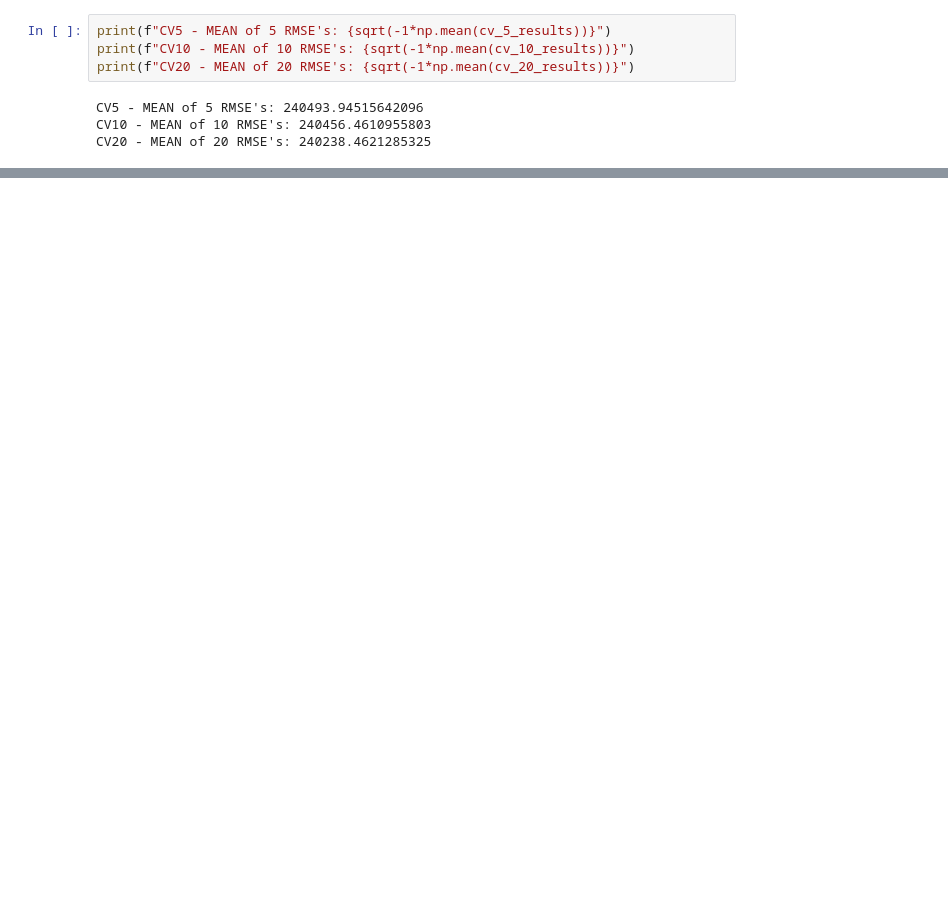
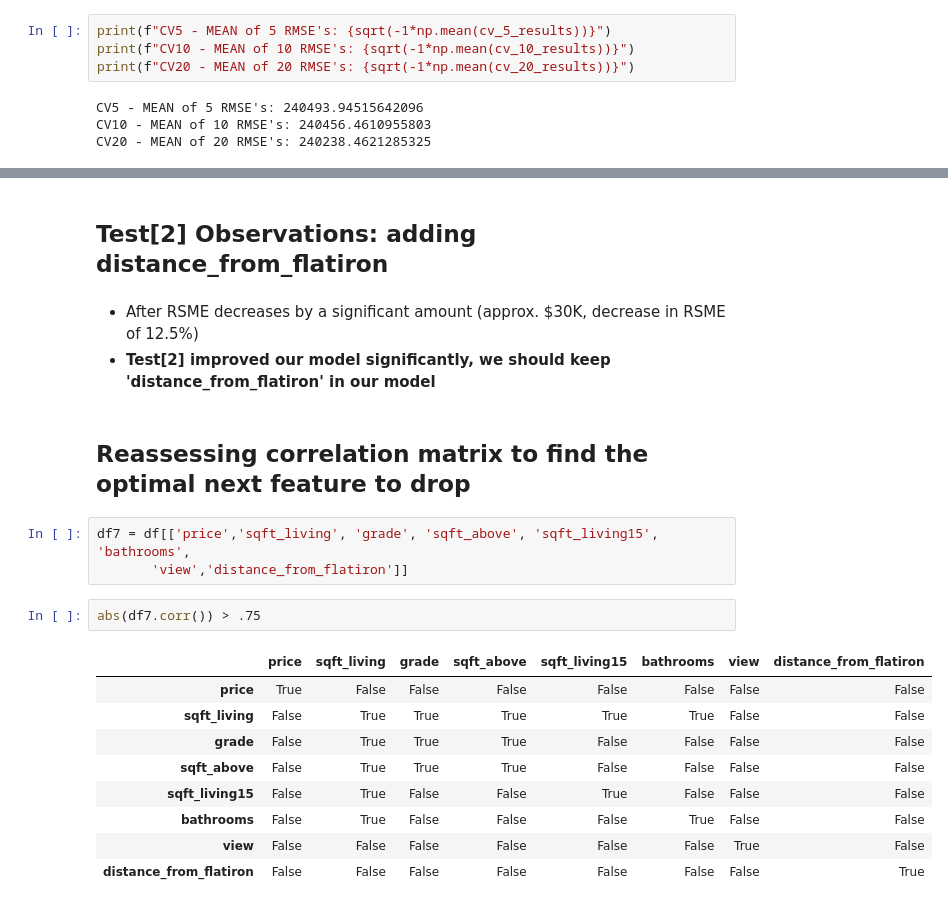
Before and after one commit to A92e/kingcountyWA_home_price_predictor, a Jupyter notebook: model_improvement.ipynb, the cells around one changed output, grey strips where cells are left out. Cells and saved outputs as stored; diff of their text form; blank space fills up the shorter version.

```diff
--- a/model_improvement.ipynb
+++ b/model_improvement.ipynb
@@ -167,0 +256,22 @@ CV20 - MEAN of 20 RMSE's: 240238.4621285325
+# %% [markdown]
+## Test[2] Observations: adding distance_from_flatiron
+# %% [markdown]
+- After RSME decreases by a significant amount (approx. $30K, decrease in RSME of 12.5%)
+- **Test[2] improved our model significantly, we should keep 'distance_from_flatiron' in our model**
+# %% [markdown]
+## Reassessing correlation matrix to find the optimal next feature to drop
+# %%
+df7 = df[['price','sqft_living', 'grade', 'sqft_above', 'sqft_living15', 'bathrooms',
+       'view','distance_from_flatiron']]
+# %%
+abs(df7.corr()) > .75
+# %% [output]
+|  | price | sqft_living | grade | sqft_above | sqft_living15 | bathrooms | view | distance_from_flatiron |
+| price | True | False | False | False | False | False | False | False |
+| sqft_living | False | True | True | True | True | True | False | False |
+| grade | False | True | True | True | False | False | False | False |
+| sqft_above | False | True | True | True | False | False | False | False |
+| sqft_living15 | False | True | False | False | True | False | False | False |
+| bathrooms | False | True | False | False | False | True | False | False |
+| view | False | False | False | False | False | False | True | False |
+| distance_from_flatiron | False | False | False | False | False | False | False | True |
```
Also changed, not shown: parts of 41 cells of this notebook.
